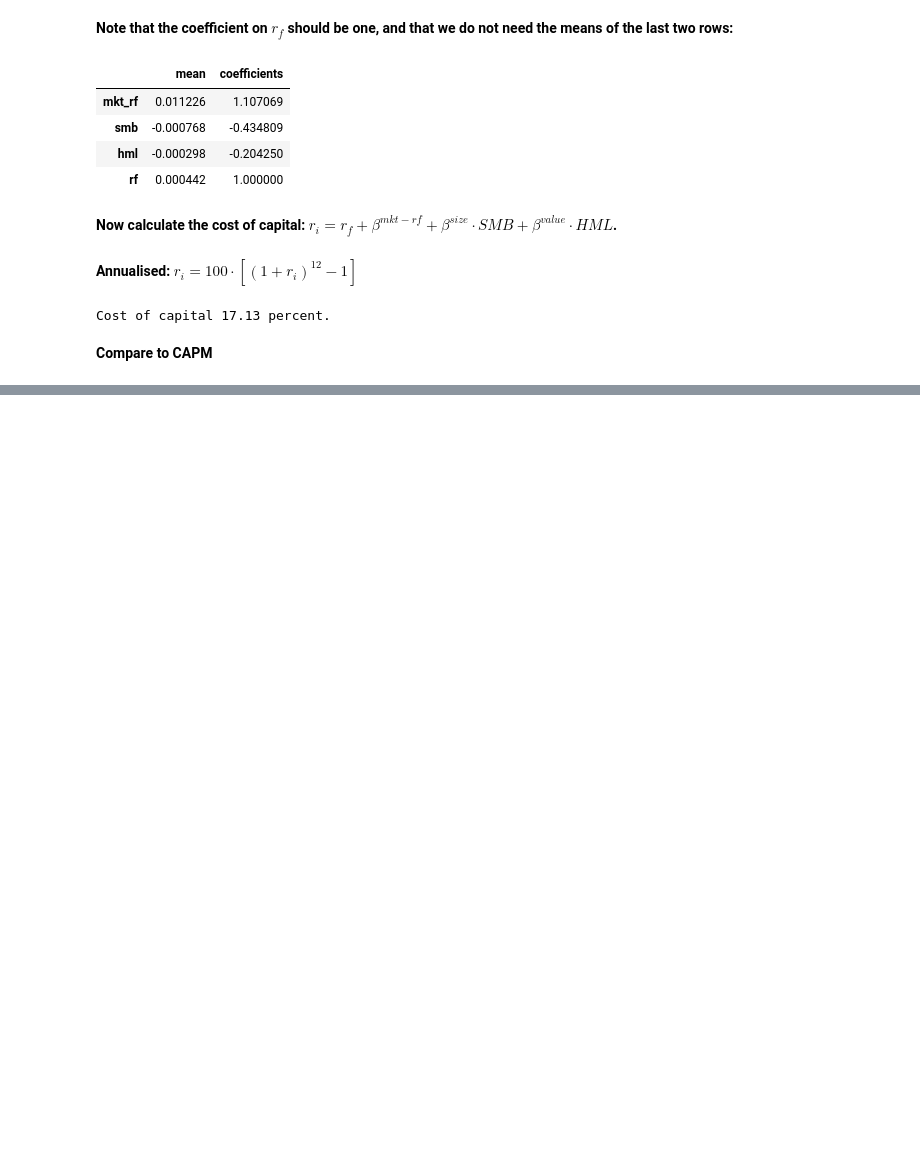
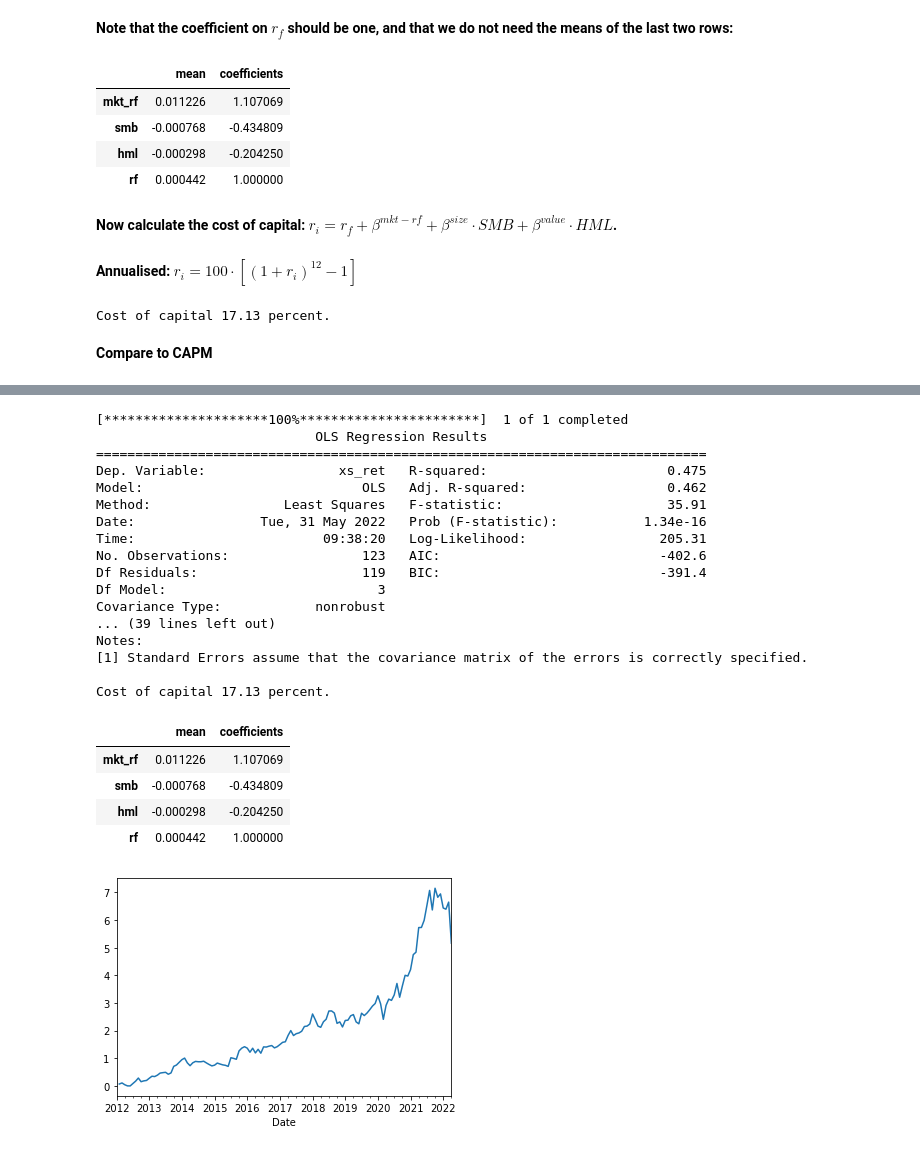
Before and after one commit to blucap/BDBA904, a Jupyter notebook: FFTF.ipynb, the cells around one changed output, grey strips where cells are left out. Saved outputs shown, nothing was run; the diff lists cells and outputs as text; code cells hidden in the pictures; blank space fills up the shorter version.

```diff
--- a/FFTF.ipynb
+++ b/FFTF.ipynb
@@ -226,0 +274,26 @@ Notes:
+# %%
+famafrench("GOOG", '2012-01-01', '2022-05-01', [0,1,2], 1150, "https://mba.tuck.dartmouth.edu/pages/faculty/ken.french/ftp/F-F_Research_Data_Factors_CSV.zip")
+# %% [output]
+[*********************100%***********************]  1 of 1 completed
+                            OLS Regression Results
+==============================================================================
+Dep. Variable:                 xs_ret   R-squared:                       0.475
+Model:                            OLS   Adj. R-squared:                  0.462
+Method:                 Least Squares   F-statistic:                     35.91
+Date:                Tue, 31 May 2022   Prob (F-statistic):           1.34e-16
+Time:                        09:38:20   Log-Likelihood:                 205.31
+No. Observations:                 123   AIC:                            -402.6
+Df Residuals:                     119   BIC:                            -391.4
+Df Model:                           3
+Covariance Type:            nonrobust
+... (39 lines left out)
+Notes:
+[1] Standard Errors assume that the covariance matrix of the errors is correctly specified.
+
+Cost of capital 17.13 percent.
+|  | mean | coefficients |
+| mkt_rf | 0.011226 | 1.107069 |
+| smb | -0.000768 | -0.434809 |
+| hml | -0.000298 | -0.204250 |
+| rf | 0.000442 | 1.000000 |
+[figure, added]
```
Also changed, not shown: parts of 5 cells of this notebook.
